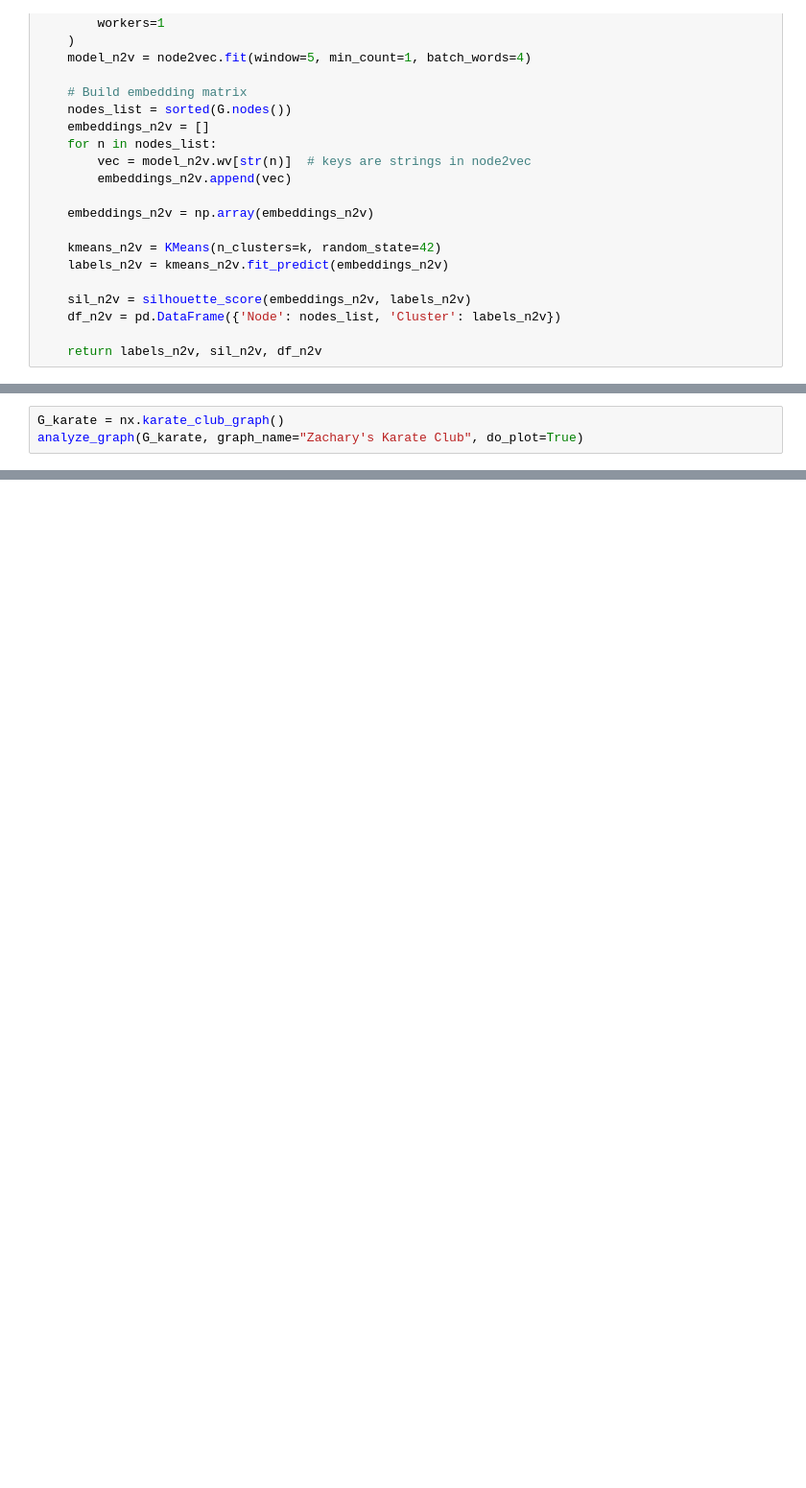
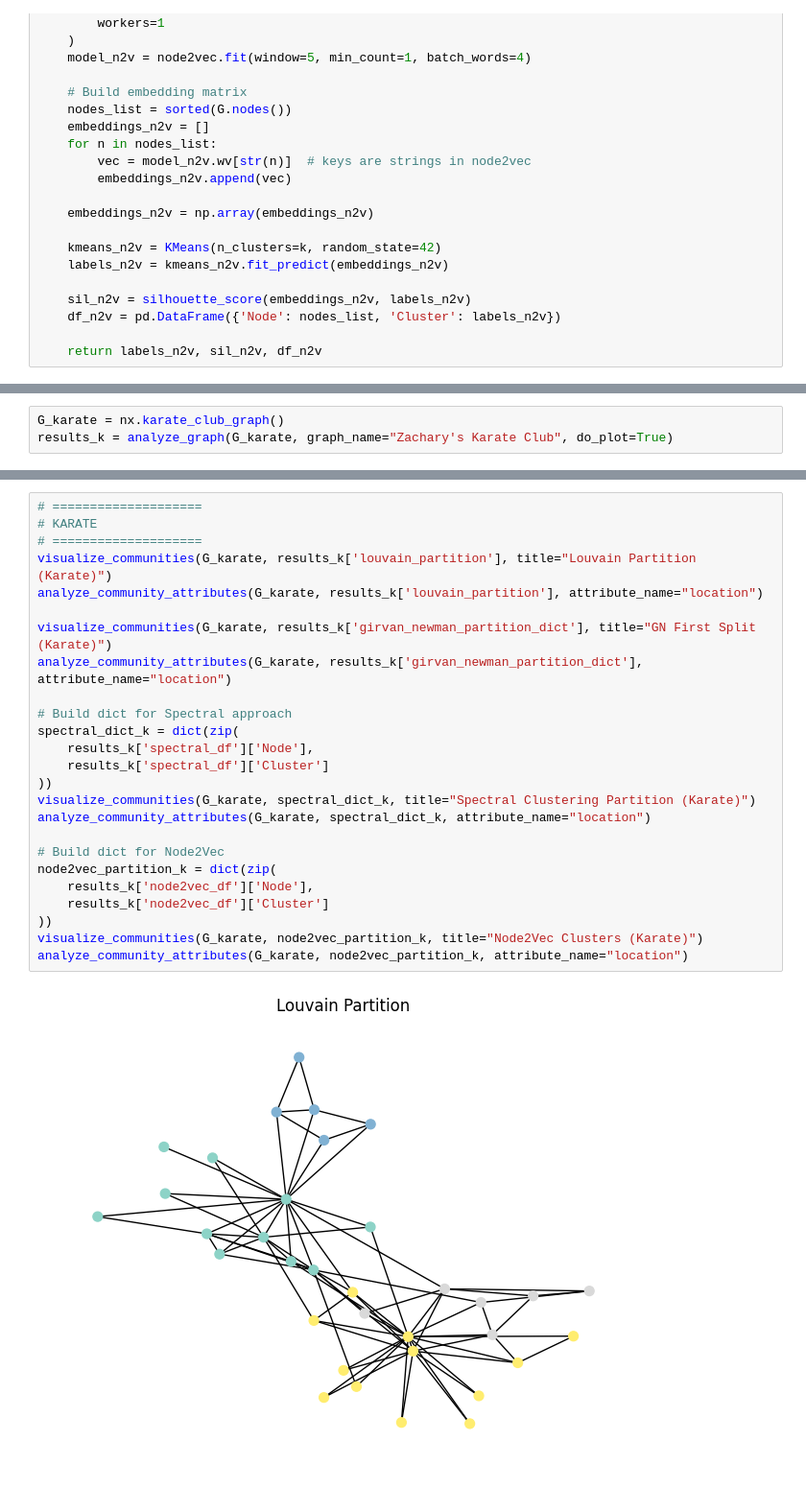
Before and after one commit to mateusgoto01/graph_facebook_analysis, a Jupyter notebook: FERNDADES_GOTO_REGAZZI_graphe.ipynb, the cells around one changed output, grey strips where cells are left out. Shown at 96% size. Drawn from its saved outputs; the diff is of its cells as text; blank space fills up the shorter version.

Commit message:
more analysis, new graphs

```diff
--- a/FERNDADES_GOTO_REGAZZI_graphe.ipynb
+++ b/FERNDADES_GOTO_REGAZZI_graphe.ipynb
@@ -236,6 +554,6 @@ def analyze_graph(G, graph_name="Graph", do_plot=True):
 # %%
 G_karate = nx.karate_club_graph()
-analyze_graph(G_karate, graph_name="Zachary's Karate Club", do_plot=True)
+results_k = analyze_graph(G_karate, graph_name="Zachary's Karate Club", do_plot=True)
 # %% [output]
 ==== Analyzing Zachary's Karate Club ====
 Nodes: 34, Edges: 78
@@ -288,0 +721,27 @@ Done analyzing Zachary's Karate Club.
+# %%
+# ====================
+# KARATE
+# ====================
+visualize_communities(G_karate, results_k['louvain_partition'], title="Louvain Partition (Karate)")
+analyze_community_attributes(G_karate, results_k['louvain_partition'], attribute_name="location")
+
+visualize_communities(G_karate, results_k['girvan_newman_partition_dict'], title="GN First Split (Karate)")
+analyze_community_attributes(G_karate, results_k['girvan_newman_partition_dict'], attribute_name="location")
+
+# Build dict for Spectral approach
+spectral_dict_k = dict(zip(
+    results_k['spectral_df']['Node'],
+    results_k['spectral_df']['Cluster']
+))
+visualize_communities(G_karate, spectral_dict_k, title="Spectral Clustering Partition (Karate)")
+analyze_community_attributes(G_karate, spectral_dict_k, attribute_name="location")
+
+# Build dict for Node2Vec
+node2vec_partition_k = dict(zip(
+    results_k['node2vec_df']['Node'],
+    results_k['node2vec_df']['Cluster']
+))
+visualize_communities(G_karate, node2vec_partition_k, title="Node2Vec Clusters (Karate)")
+analyze_community_attributes(G_karate, node2vec_partition_k, attribute_name="location")
+# %% [output]
+[figure, added]
```
Also changed, not shown: parts of 17 cells of this notebook, 53 other files.
